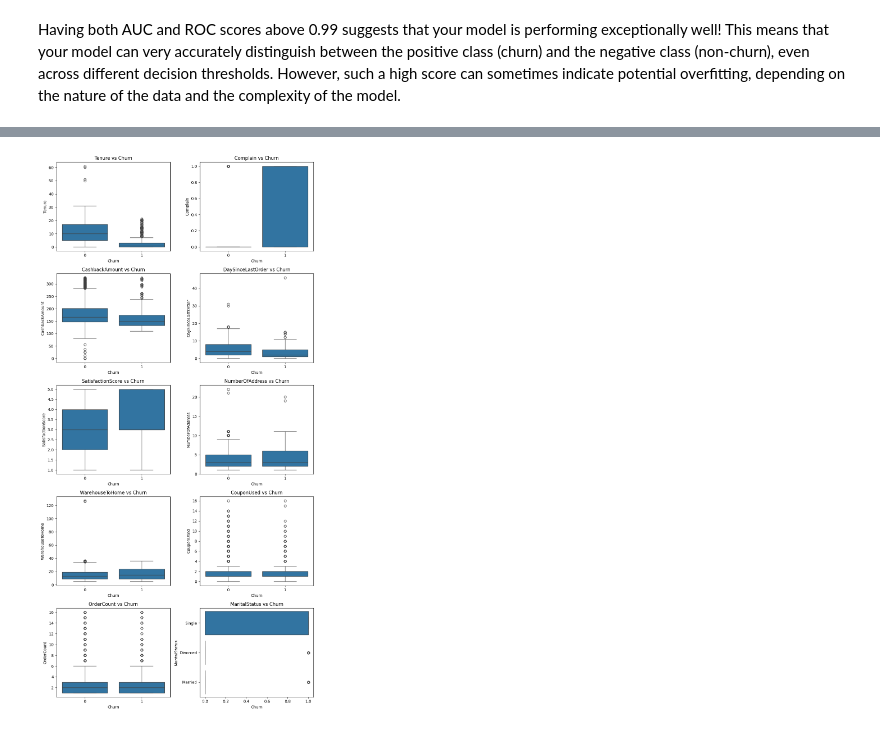
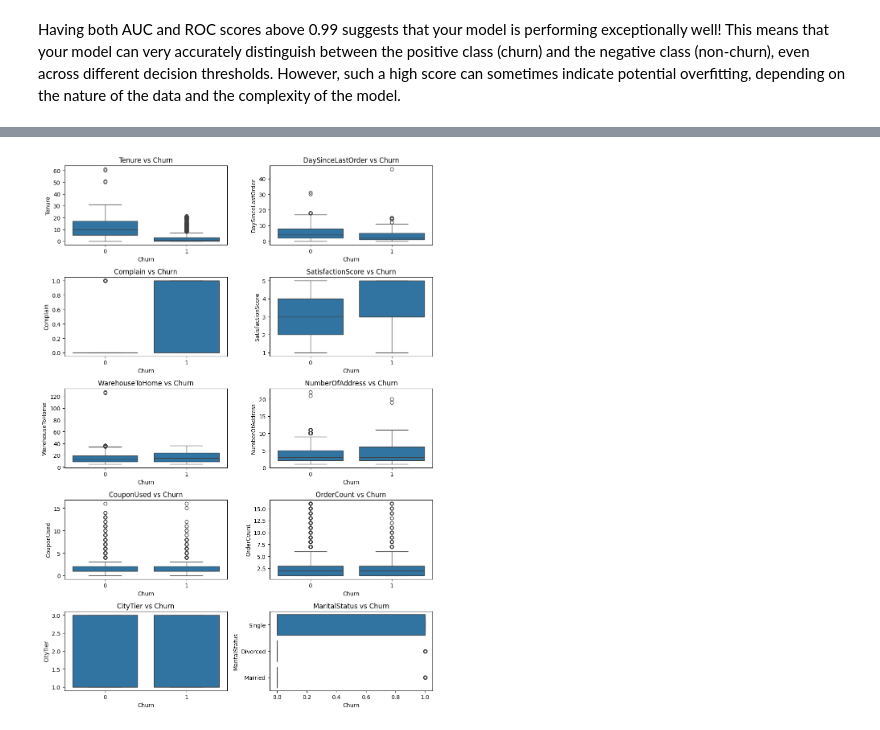
Before and after one commit to aktrikx/mp_cp_ak, a Jupyter notebook: churn_prediction.ipynb, the cells around one changed output, grey strips where cells are left out. Drawn from its saved outputs; the diff is of its cells as text; code cells hidden in the pictures.

```diff
--- a/churn_prediction.ipynb
+++ b/churn_prediction.ipynb
@@ -295,8 +295,8 @@ check_vif(df,'Churn')
 | 25 | PreferedOrderCat_Others | 1.417527 |
 | 7 | Complain | 1.399223 |
 # %%
-# Remove OrderAmountHikeFromlastYear from your dataset
-df.drop('OrderAmountHikeFromlastYear', axis=1, inplace=True)
+# Remove HourSpendOnApp from your dataset
+df.drop('HourSpendOnApp', axis=1, inplace=True)
 # %%
 check_vif(df,'Churn').head()
 # %% [output]
@@ -321,6 +321,6 @@ check_vif(df,'Churn').head()
 # %%
-# Remove PreferredPaymentMode_Debit Card from your dataset
-df.drop('PreferredPaymentMode_Debit Card', axis=1, inplace=True)
+# Remove NumberOfDeviceRegistered Card from your dataset
+df.drop('NumberOfDeviceRegistered', axis=1, inplace=True)
 # %%
 check_vif(df,'Churn').head()
 # %% [output]
@@ -380,7 +380,7 @@ X_train, X_test, y_train, y_test = train_test_split(X, y, test_size=0.2, random_
 # Training Logistic regression model
 
 # Initialize the model
-model = LogisticRegression()
+model = RandomForestClassifier()
 
 # Train the model
 model.fit(X_train, y_train)
@@ -556,21 +569,29 @@ plt.show()
+# %%
+def filter_col(l1,l2):
+    l3 = []
+    for item in l1:
+        if item in l2:
+            l3.append(item)
+        elif item.split('_')[0] in l2:
+            l3.append(item.split('_')[0])
+    return l3
 # %%
 # Create customer segments based on top features (e.g., SatisfactionScore, OrderCount)
-top_feature_cols = ['Tenure', 'Complain', 'CashbackAmount', 'DaySinceLastOrder','SatisfactionScore','NumberOfAddress'
-                            ,'WarehouseToHome','CouponUsed','OrderCount','MaritalStatus','Churn']
+top_feature_cols = filter_col(list(feature_importance[:10]['Feature']),list(df_eda.columns))+['Churn']
 customer_segments = df_eda[top_feature_cols]
 # Create subplots: 2 rows, 2 columns (adjust this depending on how many features you want to plot)
-fig, axes = plt.subplots(5, 2, figsize=(10, 20))
+fig, axes = plt.subplots(int(len(top_feature_cols)/2), 2, figsize=(10, 14))
 
 # Flatten the axes for easier iteration
 axes = axes.flatten()
 
 # Iterate over top features and create boxplots in subplots
 for i, col in enumerate(top_feature_cols[:-1]):
     sns.boxplot(x='Churn', y=col, data=df_eda[top_feature_cols], ax=axes[i])
     axes[i].set_title(f'{col} vs Churn')
 
 # Adjust layout for better spacing
 plt.tight_layout()
 plt.show()
 # %% [output]
-[figure, old version]
+[figure, new version]
```
Also changed, not shown: parts of 16 cells of this notebook.
